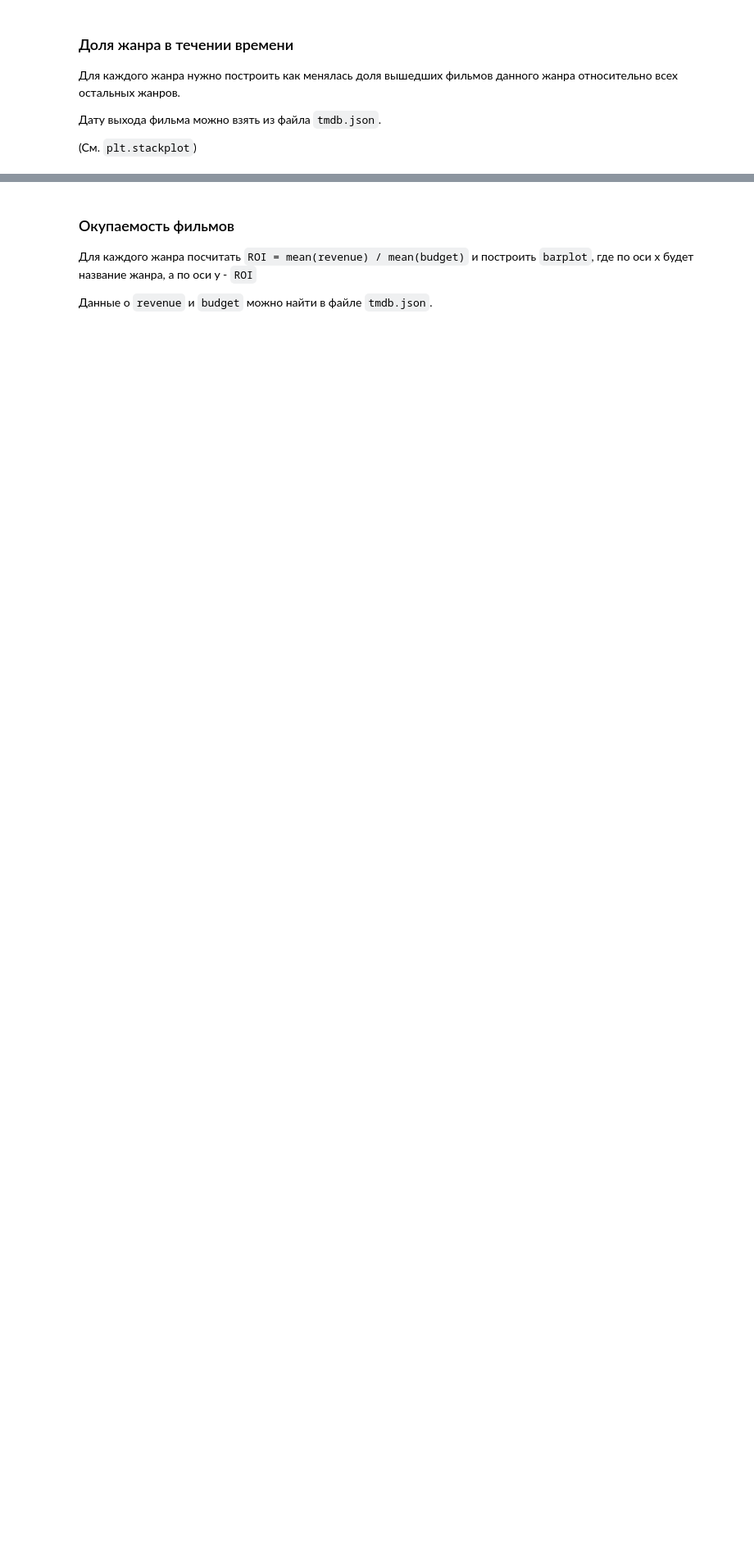
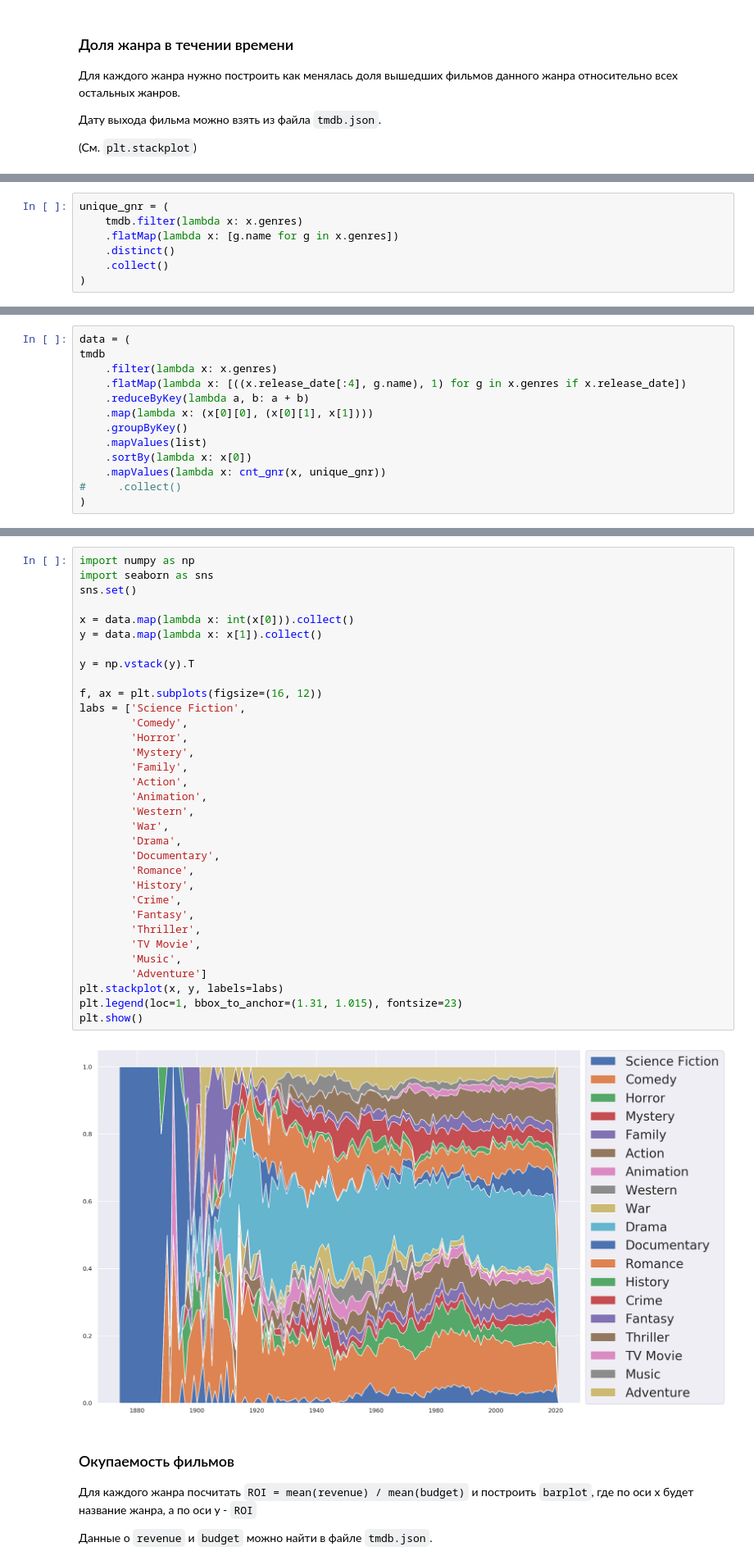
Before and after one commit to breengles/hse_hw, a Jupyter notebook: MLBD/lectures/spark/notebooks/spark_examples.ipynb, the cells around one changed output, grey strips where cells are left out. Shown at 82% size. Saved outputs shown, nothing was run; the diff lists cells and outputs as text; blank space fills up the shorter version.

```diff
--- a/MLBD/lectures/spark/notebooks/spark_examples.ipynb
+++ b/MLBD/lectures/spark/notebooks/spark_examples.ipynb
@@ -284,0 +541,7 @@ plt.show()
+# %%
+unique_gnr = (
+    tmdb.filter(lambda x: x.genres)
+    .flatMap(lambda x: [g.name for g in x.genres])
+    .distinct()
+    .collect()
+)
@@ -284,0 +570,13 @@ plt.show()
+# %%
+data = (
+tmdb
+    .filter(lambda x: x.genres)
+    .flatMap(lambda x: [((x.release_date[:4], g.name), 1) for g in x.genres if x.release_date])
+    .reduceByKey(lambda a, b: a + b)
+    .map(lambda x: (x[0][0], (x[0][1], x[1])))
+    .groupByKey()
+    .mapValues(list)
+    .sortBy(lambda x: x[0])
+    .mapValues(lambda x: cnt_gnr(x, unique_gnr))
+#     .collect()
+)
@@ -285,3 +606,38 @@ plt.show()
+# %%
+import numpy as np
+import seaborn as sns
+sns.set()
+
+x = data.map(lambda x: int(x[0])).collect()
+y = data.map(lambda x: x[1]).collect()
+
+y = np.vstack(y).T
+
+f, ax = plt.subplots(figsize=(16, 12))
+labs = ['Science Fiction',
+        'Comedy',
+        'Horror',
+        'Mystery',
+        'Family',
+        'Action',
+        'Animation',
+        'Western',
+        'War',
+        'Drama',
+        'Documentary',
+        'Romance',
+        'History',
+        'Crime',
+        'Fantasy',
+        'Thriller',
+        'TV Movie',
+        'Music',
+        'Adventure']
+plt.stackplot(x, y, labels=labs)
+plt.legend(loc=1, bbox_to_anchor=(1.31, 1.015), fontsize=23)
+plt.show()
+# %% [output]
+[figure, added]
 # %% [markdown]
 ### Окупаемость фильмов
 
```
Also changed, not shown: parts of 38 cells of this notebook.
